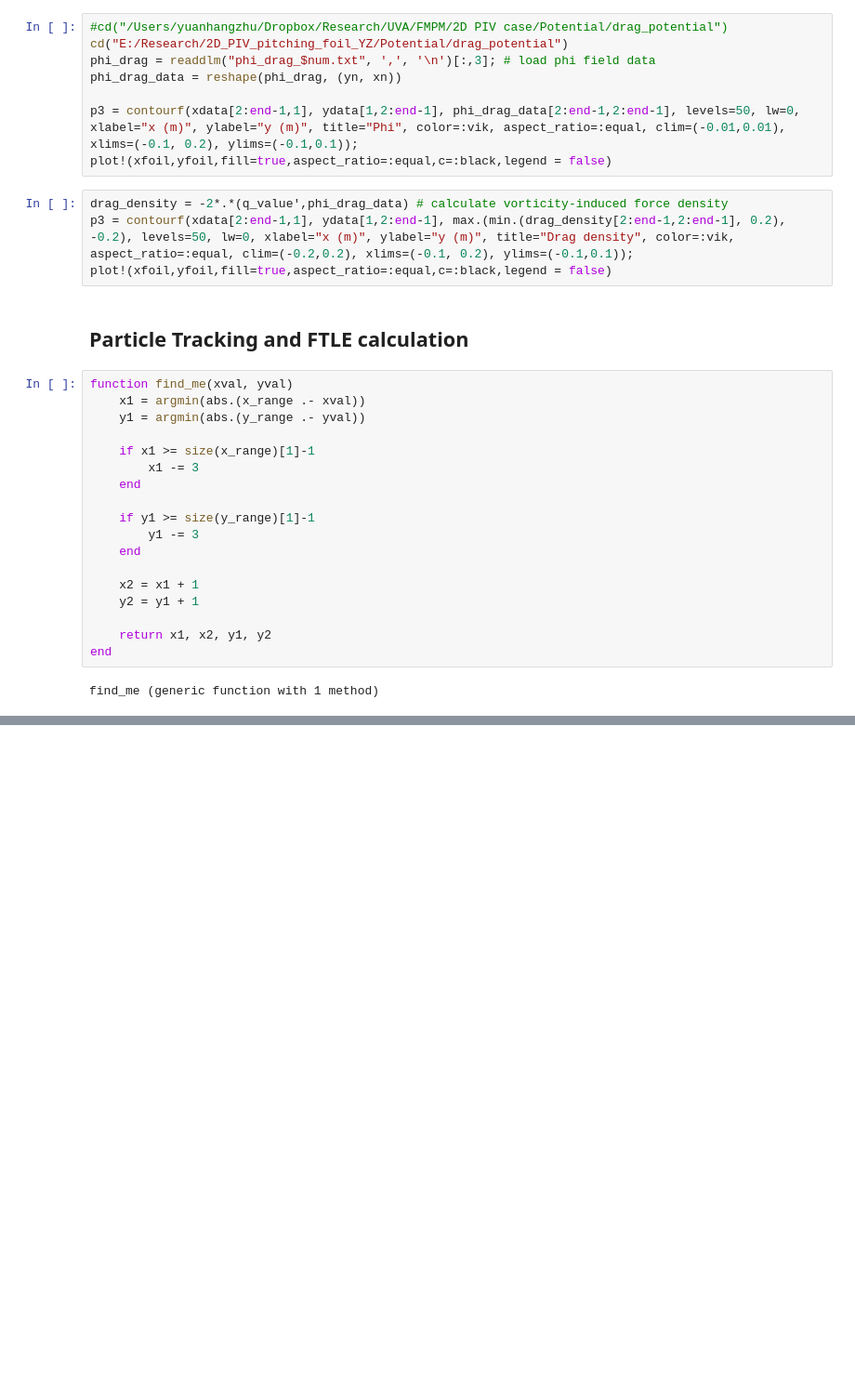
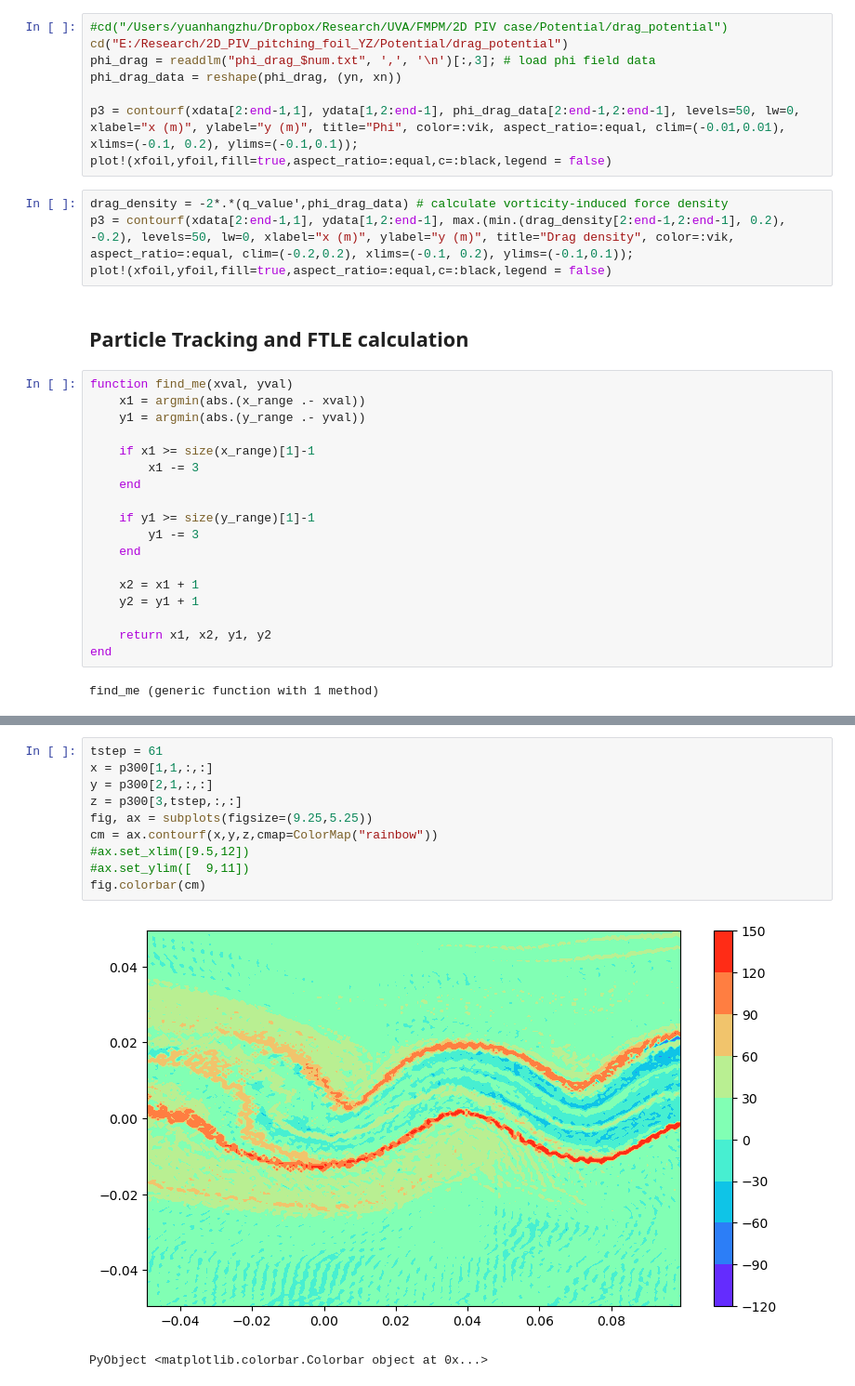
Before and after one commit to jjserdo/FTLE_JJ, a Jupyter notebook: Yuanhang-FTLE_JJ.ipynb, the cells around one changed output, grey strips where cells are left out. Shown at 93% size. Drawn from its saved outputs; the diff is of its cells as text; blank space fills up the shorter version.

```diff
--- a/Yuanhang-FTLE_JJ.ipynb
+++ b/Yuanhang-FTLE_JJ.ipynb
@@ -376,0 +404,13 @@ Closest candidates are:
+# %%
+tstep = 61
+x = p300[1,1,:,:]
+y = p300[2,1,:,:]
+z = p300[3,tstep,:,:]
+fig, ax = subplots(figsize=(9.25,5.25))
+cm = ax.contourf(x,y,z,cmap=ColorMap("rainbow"))
+#ax.set_xlim([9.5,12])
+#ax.set_ylim([  9,11])
+fig.colorbar(cm)
+# %% [output]
+[figure, added]
+PyObject <matplotlib.colorbar.Colorbar object at 0x...>
```
Also changed, not shown: parts of 34 cells of this notebook.
